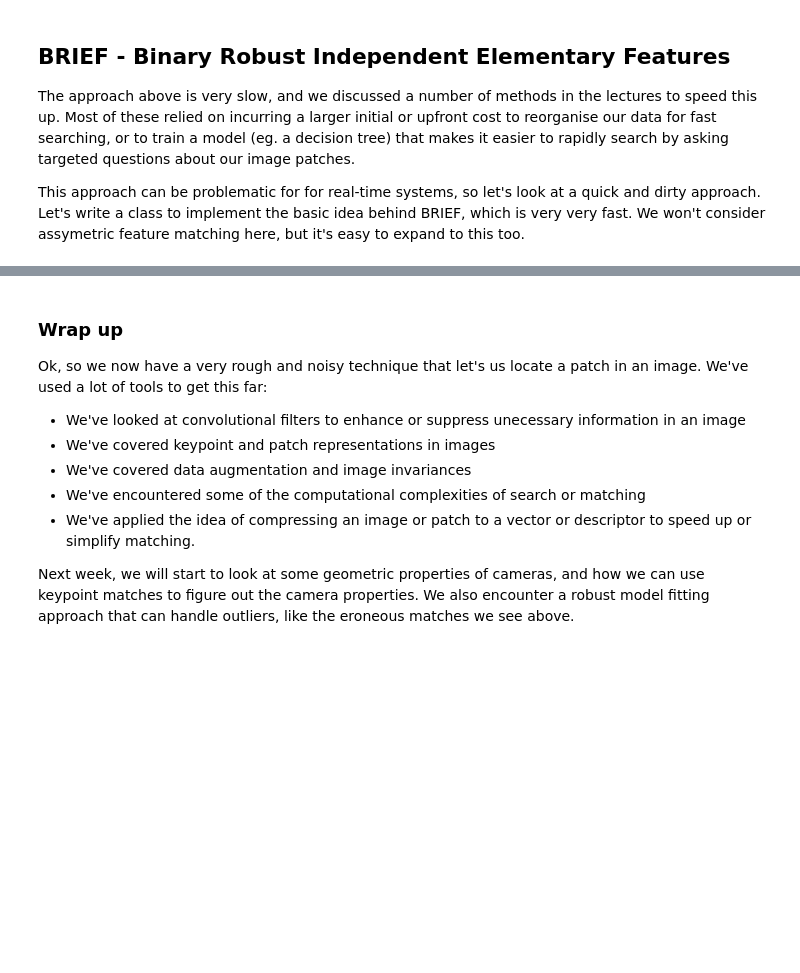
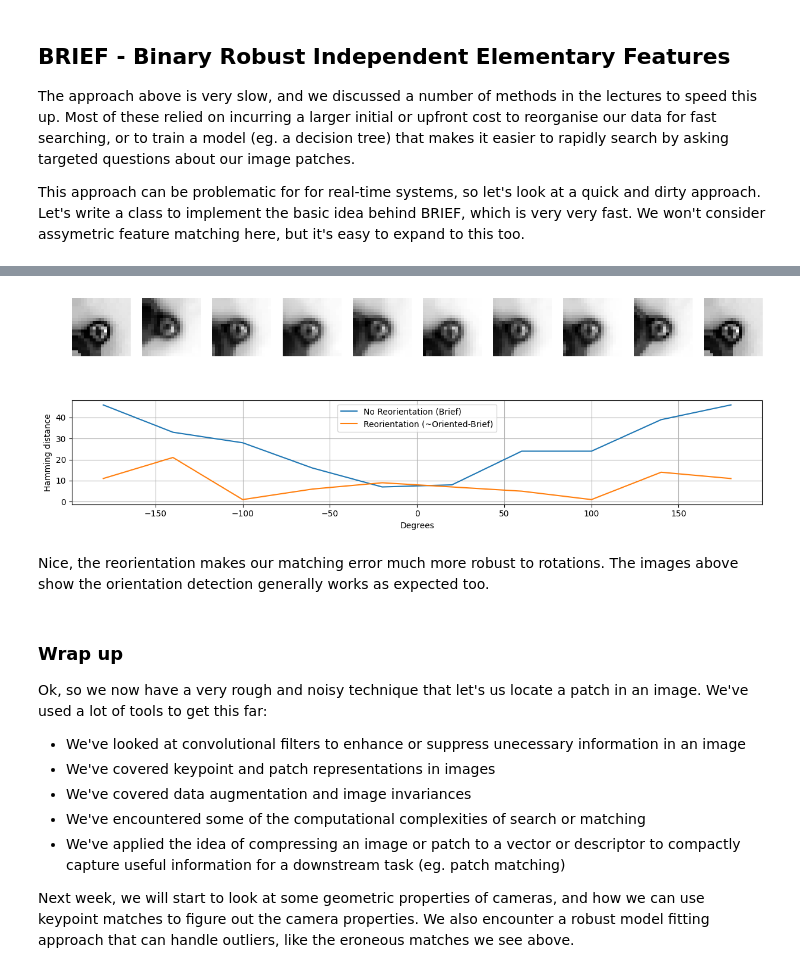
Before and after one commit to mgb45/ECE4076, a Jupyter notebook: Week03/Week 3 - Invariances and Trees.ipynb, the cells around one changed output, grey strips where cells are left out. Drawn from its saved outputs; the diff is of its cells as text; code cells hidden in the pictures; blank space fills up the shorter version.

```diff
--- a/Week03/Week 3 - Invariances and Trees.ipynb
+++ b/Week03/Week 3 - Invariances and Trees.ipynb
@@ -274,3 +322,41 @@ How does this change the detection?
+# %%
+# This
+def get_dominant_angle(patch):
+
+    patch = patch.astype(np.uint8)
+    gx = cv2.Sobel(patch, cv2.CV_32F, 1, 0, ksize=1)
+    gy = cv2.Sobel(patch, cv2.CV_32F, 0, 1, ksize=1)
+    angles = cv2.phase(gx,gy)
+    hist,bins = np.histogram(angles,np.linspace(0,2*np.pi,12))
+
+    return bins[np.argmax(hist)]*180/np.pi
+# %%
+initial_code = detector.get_binary_code(rotate_patch(test_patch,get_dominant_angle(test_patch)))
+reoriented_patches = [rotate_patch(rotated_patch,get_dominant_angle(rotated_patch)) for rotated_patch in rotated_patches]
+reoriented_codes = [detector.get_binary_code(patch) for patch in reoriented_patches]
+
+c1 = np.array(initial_code)[np.newaxis,:] # reshape to 1 x Nkeypoints X descriptor dimension
+c2 = np.array(reoriented_codes)[:,np.newaxis] # reshape to Nkeypoints x 1 x descriptor dimension
+
+new_hamming_distance = np.sum(c1!=c2,axis=-1) # take advantage of numpy broadcasting
+# %%
+plt.figure(figsize=(15,5))
+for j in range(len(reoriented_patches)):
+    plt.subplot(2,len(reoriented_patches),j+1)
+    plt.imshow(reoriented_patches[j],cmap='gray')
+    plt.axis('off')
+plt.subplot(2,1,2)
+plt.plot(np.linspace(-180,180,10),hamming_distance,label='No Reorientation (Brief)')
+plt.plot(np.linspace(-180,180,10),new_hamming_distance,label='Reorientation (~Oriented-Brief)')
+plt.xlabel('Degrees')
+plt.ylabel('Hamming distance')
+plt.legend()
+plt.grid()
+plt.show()
+# %% [output]
+[figure, added]
+# %% [markdown]
+Nice, the reorientation makes our matching error much more robust to rotations. The images above show the orientation detection generally works as expected too.
 # %% [markdown]
 ### Wrap up
 
@@ -280,6 +366,6 @@ Ok, so we now have a very rough and noisy technique that let's us locate a patch
 - We've covered keypoint and patch representations in images
 - We've covered data augmentation and image invariances
 - We've encountered some of the computational complexities of search or matching
-- We've applied the idea of compressing an image or patch to a vector or descriptor to speed up or simplify matching.
+- We've applied the idea of compressing an image or patch to a vector or descriptor to compactly capture useful information for a downstream task (eg. patch matching)
 
 Next week, we will start to look at some geometric properties of cameras, and how we can use keypoint matches to figure out the camera properties. We also encounter a robust model fitting approach that can handle outliers, like the eroneous matches we see above.
```
Also changed, not shown: parts of 9 cells of this notebook.
